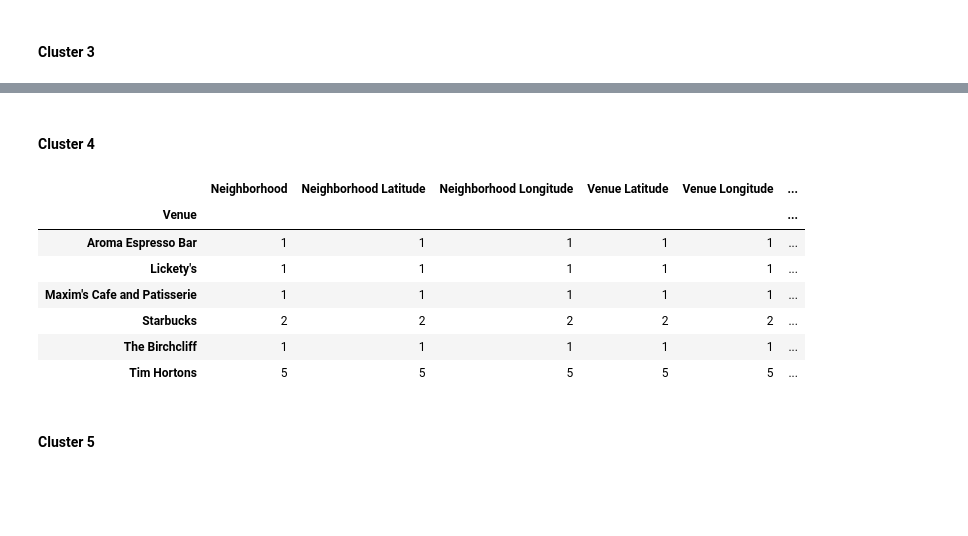
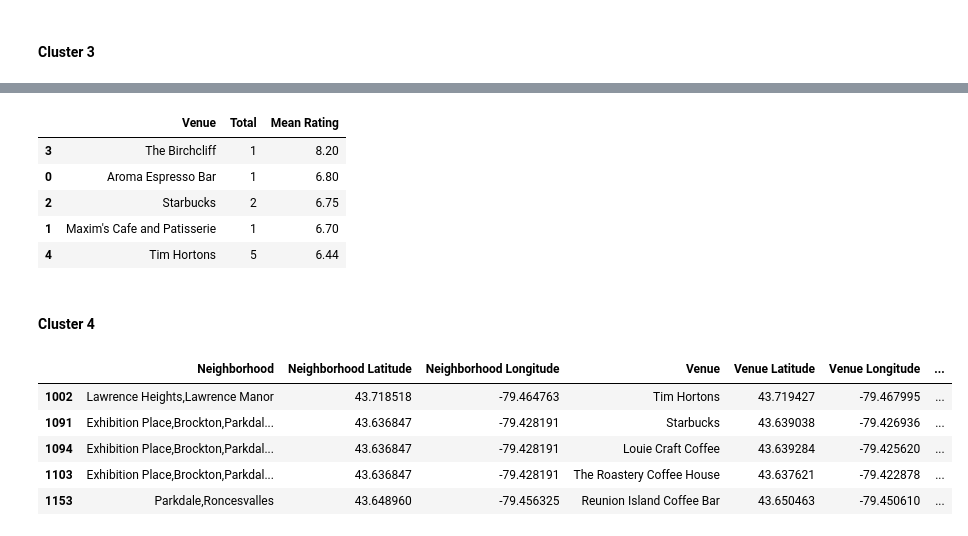
Before and after one commit to axonintel/Coursera_Capstone, a Jupyter notebook: Toronto Neighborhoods copy 3.ipynb, the cells around one changed output, grey strips where cells are left out. Saved outputs shown, nothing was run; the diff lists cells and outputs as text; code cells hidden in the pictures; blank space fills up the shorter version.

```diff
--- a/Toronto Neighborhoods copy 3.ipynb
+++ b/Toronto Neighborhoods copy 3.ipynb
@@ -320,0 +312,26 @@ create_download_link(toronto_venues)
+# %%
+import sys
+import types
+import pandas as pd
+from botocore.client import Config
+import ibm_boto3
+
+def __iter__(self): return 0
+
+# @hidden_cell
+# The following code accesses a file in your IBM Cloud Object Storage. It includes your credentials.
+# You might want to remove those credentials before you share your notebook.
+client_662ce83bb7d64302b35c576c37502c9f = ibm_boto3.client(service_name='s3',
+    ibm_api_key_id='YLIVrxRRLp8DAohVi1Yn88BRxoohLllNSgJYgxZUaWI9',
+    ibm_auth_endpoint="https://iam.ng.bluemix.net/oidc/token",
+    config=Config(signature_version='oauth'),
+    endpoint_url='https://s3-api.us-geo.objectstorage.service.networklayer.com')
+
+body = client_662ce83bb7d64302b35c576c37502c9f.get_object(Bucket='datascience-donotdelete-pr-rtc5zpexpyas92',Key='data_.csv')['Body']
+# add missing __iter__ method, so pandas accepts body as file-like object
+if not hasattr(body, "__iter__"): body.__iter__ = types.MethodType( __iter__, body )
+
+toronto_venues = pd.read_csv(body)
+cols =['Neighborhood','Neighborhood Latitude','Neighborhood Longitude','Venue','Venue Latitude','Venue Longitude','Venue Category','Venue Rating']
+toronto_venues = toronto_venues[cols]
+toronto_venues.head()
@@ -643,3 +667,5 @@ map_clusters
 [interactive output not drawn]
 # %% [markdown]
 # Examine Clusters
+# %%
+coffeeShops.dropna(inplace=True)
@@ -710,15 +828,21 @@ coffeeShops.loc[coffeeShops["Cluster Labels"] == 2].groupby(['Venue']).count()
+# %%
+cluster3_top5 = coffeeShops_grouped_3.sort_values(by='Mean Rating', ascending=False).head(5)
+cluster3_top5
+# %% [output]
+|  | Venue | Total | Mean Rating |
+| 3 | The Birchcliff | 1 | 8.20 |
+| 0 | Aroma Espresso Bar | 1 | 6.80 |
+| 2 | Starbucks | 2 | 6.75 |
+| 1 | Maxim's Cafe and Patisserie | 1 | 6.70 |
+| 4 | Tim Hortons | 5 | 6.44 |
 # %% [markdown]
 #### Cluster 4
 # %%
-coffeeShops.loc[coffeeShops["Cluster Labels"] == 3].groupby(['Venue']).count()
+coffeeShops.loc[coffeeShops["Cluster Labels"] == 4].head()
 # %% [output]
-|  | Neighborhood | Neighborhood Latitude | Neighborhood Longitude | Venue Latitude | Venue Longitude | ... |
-| Venue |  |  |  |  |  | ... |
-| Aroma Espresso Bar | 1 | 1 | 1 | 1 | 1 | ... |
-| Lickety's | 1 | 1 | 1 | 1 | 1 | ... |
-| Maxim's Cafe and Patisserie | 1 | 1 | 1 | 1 | 1 | ... |
-| Starbucks | 2 | 2 | 2 | 2 | 2 | ... |
-| The Birchcliff | 1 | 1 | 1 | 1 | 1 | ... |
-| Tim Hortons | 5 | 5 | 5 | 5 | 5 | ... |
+|  | Neighborhood | Neighborhood Latitude | Neighborhood Longitude | Venue | Venue Latitude | Venue Longitude | ... |
+| 1002 | Lawrence Heights,Lawrence Manor | 43.718518 | -79.464763 | Tim Hortons | 43.719427 | -79.467995 | ... |
+| 1091 | Exhibition Place,Brockton,Parkdal... | 43.636847 | -79.428191 | Starbucks | 43.639038 | -79.426936 | ... |
+| 1094 | Exhibition Place,Brockton,Parkdal... | 43.636847 | -79.428191 | Louie Craft Coffee | 43.639284 | -79.425620 | ... |
+| 1103 | Exhibition Place,Brockton,Parkdal... | 43.636847 | -79.428191 | The Roastery Coffee House | 43.637621 | -79.422878 | ... |
+| 1153 | Parkdale,Roncesvalles | 43.648960 | -79.456325 | Reunion Island Coffee Bar | 43.650463 | -79.450610 | ... |
-# %% [markdown]
-#### Cluster 5
```
Also changed, not shown: parts of 26 cells of this notebook.
